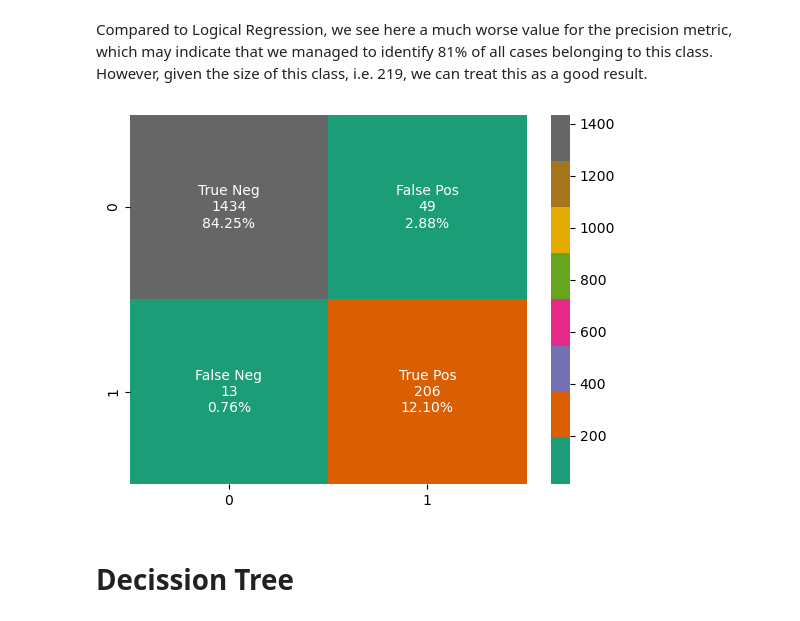
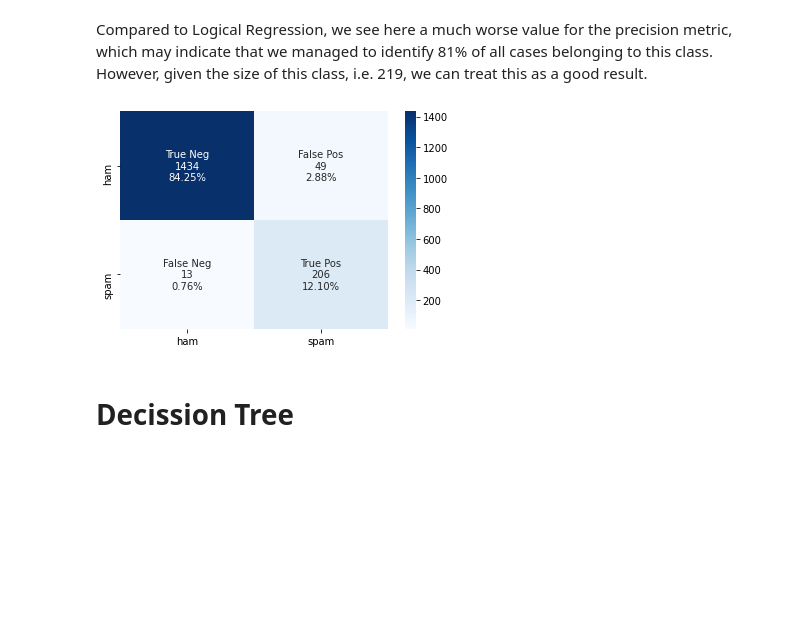
Before and after one commit to fifmazurkiewicz/simple_text_classification, a Jupyter notebook: Spam Classification - methods comparision.ipynb, the cells around one changed output. Drawn from its saved outputs; the diff is of its cells as text; code cells hidden in the pictures; blank space fills up the shorter version.

```diff
--- a/Spam Classification - methods comparision.ipynb
+++ b/Spam Classification - methods comparision.ipynb
@@ -443,18 +605,20 @@ Compared to Logical Regression, we see here a much worse value for the precision
 # %%
 cm = confusion_matrix(y_test, y_predNB)
 
 group_names = ['True Neg', 'False Pos', 'False Neg', 'True Pos']
 group_counts = ["{0:0.0f}".format(value) for value in
                 cm.flatten()]
 group_percentages = ["{0:.2%}".format(value) for value in
                      cm.flatten()/np.sum(cm)]
 labels = [f"{v1}\n{v2}\n{v3}" for v1, v2, v3 in
           zip(group_names,group_counts,group_percentages)]
 labels = np.asarray(labels).reshape(2,2)
-sns.heatmap(cm, annot=labels, fmt='', cmap='Dark2')
+g=  sns.heatmap(cm, annot=labels, fmt='', cmap='Blues')
+g.set_xticklabels(['ham','spam'])
+g.set_yticklabels(['ham','spam'])
 plt.show()
 # %% [output]
-[figure, old version]
+[figure, new version]
 # %% [markdown]
 # Decission Tree
 # %%
```
Also changed, not shown: parts of 42 cells of this notebook.
